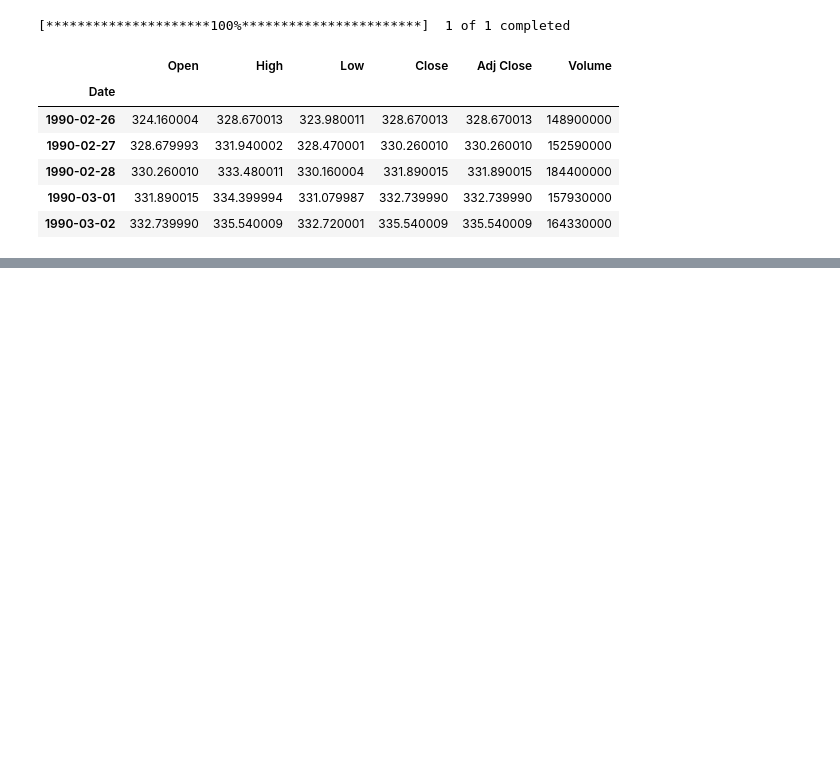
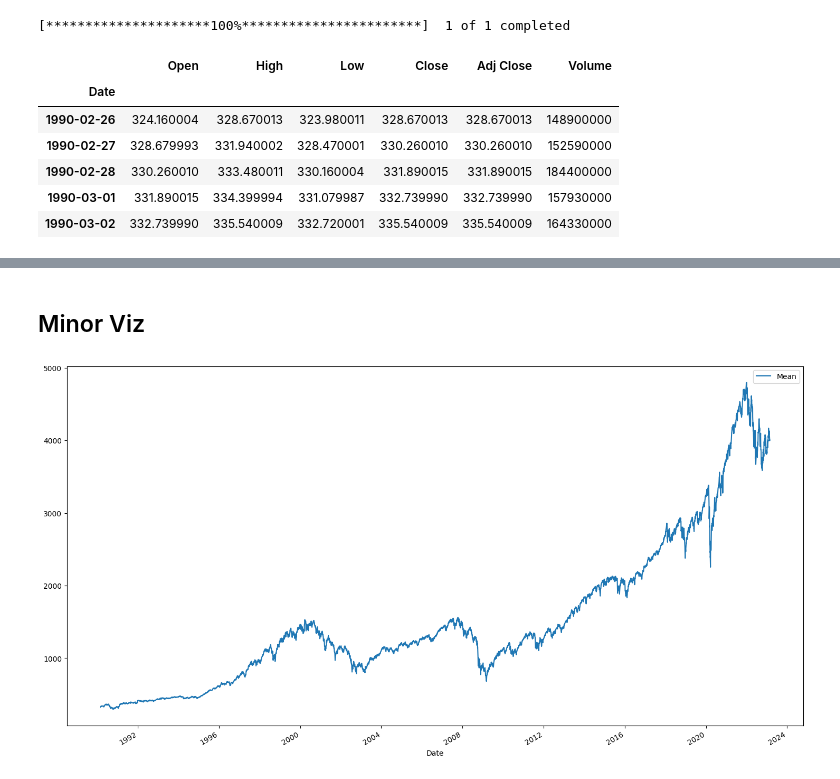
Before and after one commit to SOL1archive/Fin-Data-Denoising, a Jupyter notebook: yahoo-fin-load.ipynb, the cells around one changed output, grey strips where cells are left out. Drawn from its saved outputs; the diff is of its cells as text; code cells hidden in the pictures; blank space fills up the shorter version.

```diff
--- a/yahoo-fin-load.ipynb
+++ b/yahoo-fin-load.ipynb
@@ -50,0 +40,3 @@ snp500_df
+# %%
+df = load_df('market-data.csv')
+df.head()
@@ -50,0 +58,7 @@ snp500_df
+# %% [markdown]
+## Minor Viz
+# %%
+fig = df.plot.line(y='Mean').get_figure()
+fig.set_size_inches(18, 10)
+# %% [output]
+[figure, added]
```
Also changed, not shown: parts of 6 cells of this notebook, 5 other files.
